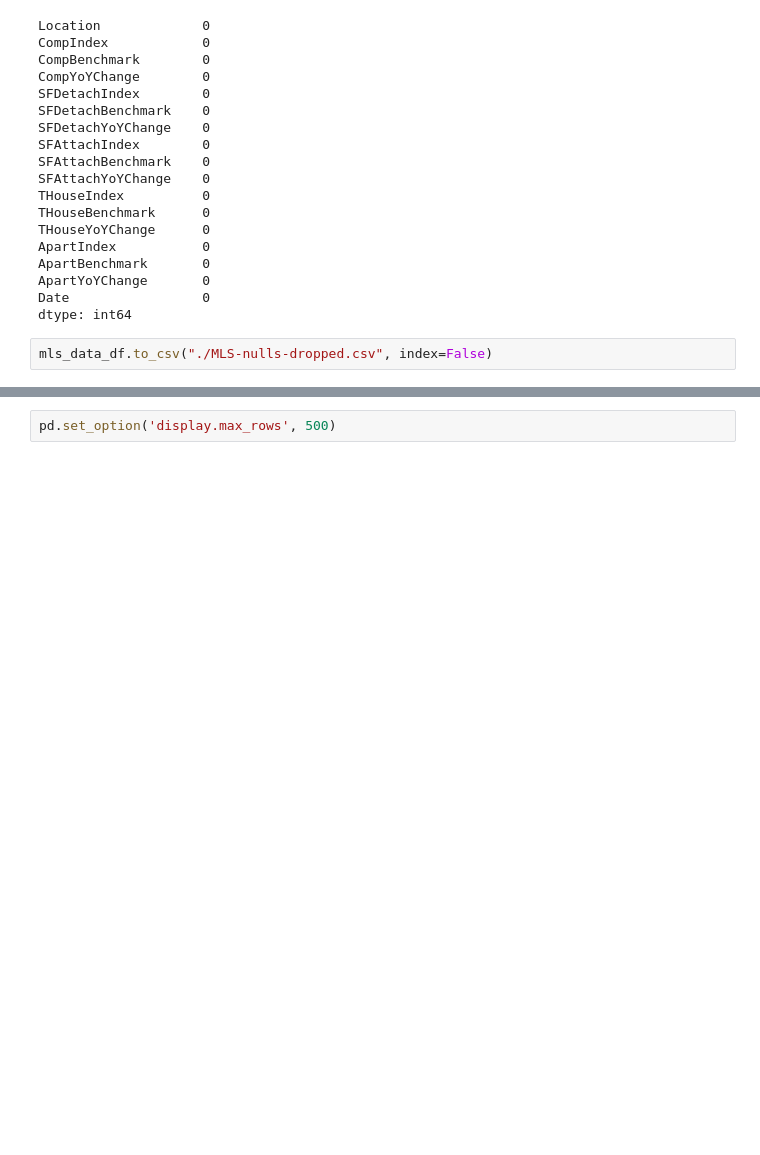
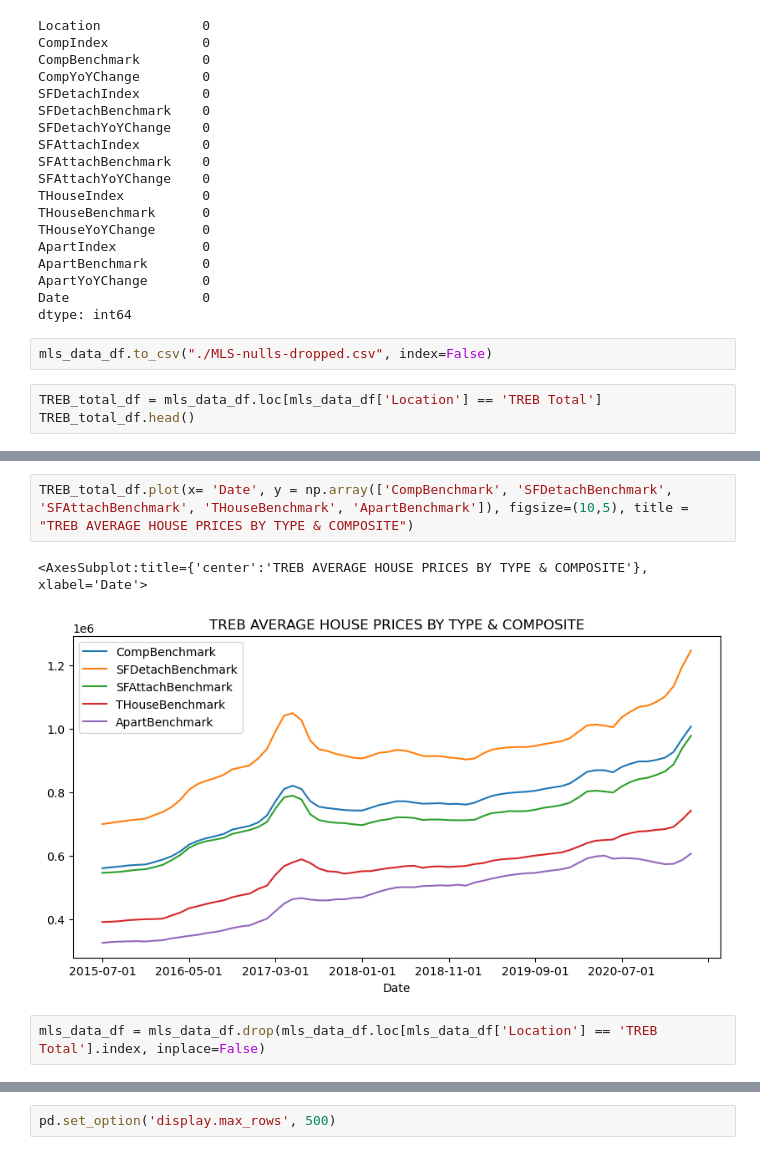
Before and after one commit to ycolagelo/Ontario-Housing-Project, a Jupyter notebook: Kaggle MLS Data.ipynb, the cells around one changed output, grey strips where cells are left out. Cells and saved outputs as stored; diff of their text form; blank space fills up the shorter version.

Commit message:
identified duplicate TREB, sliced data - TREB separate, added TREB graph

```diff
--- a/Kaggle MLS Data.ipynb
+++ b/Kaggle MLS Data.ipynb
@@ -223,3 +239,6 @@ Date                 0
 dtype: int64
 # %%
 mls_data_df.to_csv("./MLS-nulls-dropped.csv", index=False)
+# %%
+TREB_total_df = mls_data_df.loc[mls_data_df['Location'] == 'TREB Total']
+TREB_total_df.head()
@@ -225,0 +252,7 @@ mls_data_df.to_csv("./MLS-nulls-dropped.csv", index=False)
+# %%
+TREB_total_df.plot(x= 'Date', y = np.array(['CompBenchmark', 'SFDetachBenchmark', 'SFAttachBenchmark', 'THouseBenchmark', 'ApartBenchmark']), figsize=(10,5), title = "TREB AVERAGE HOUSE PRICES BY TYPE & COMPOSITE")
+# %% [output]
+<AxesSubplot:title={'center':'TREB AVERAGE HOUSE PRICES BY TYPE & COMPOSITE'}, xlabel='Date'>
+[figure, added]
+# %%
+mls_data_df = mls_data_df.drop(mls_data_df.loc[mls_data_df['Location'] == 'TREB Total'].index, inplace=False)
```
Also changed, not shown: parts of 15 cells of this notebook.
